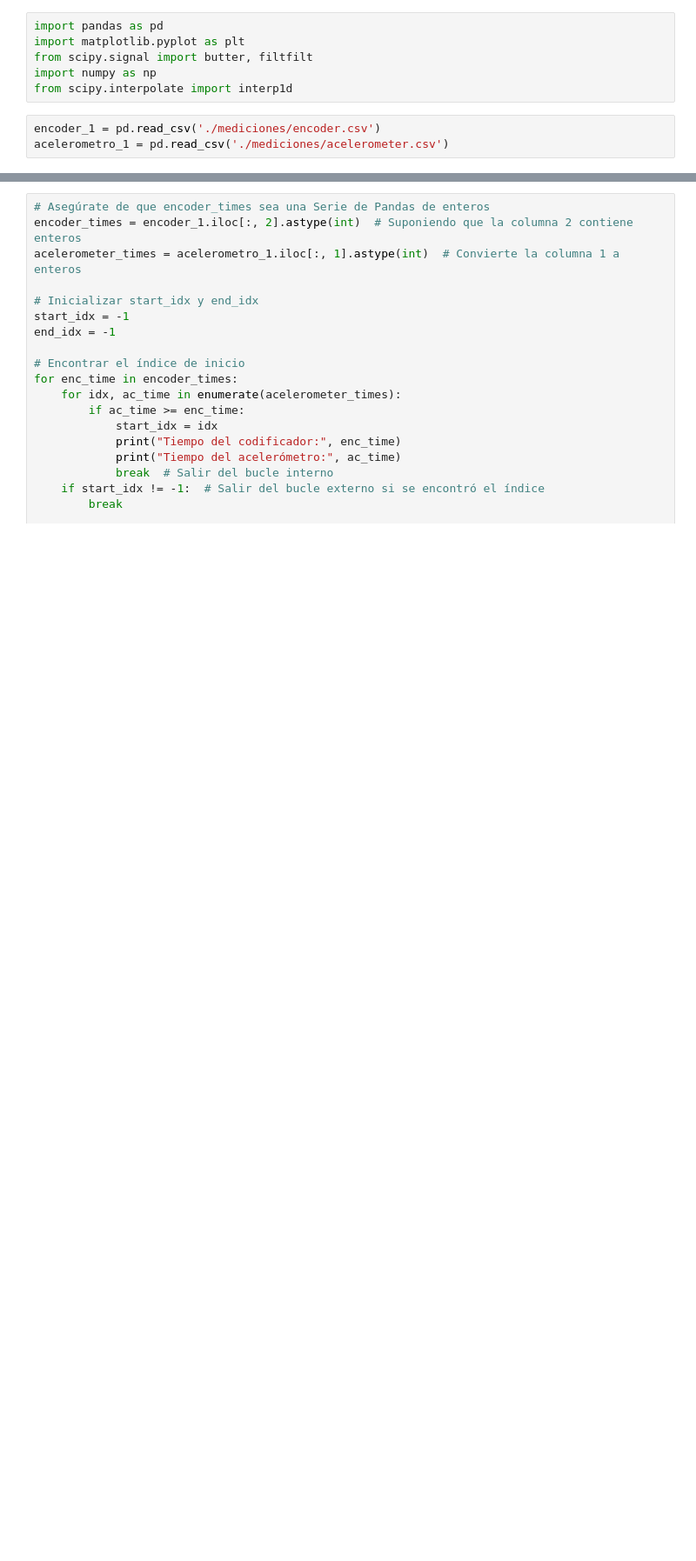
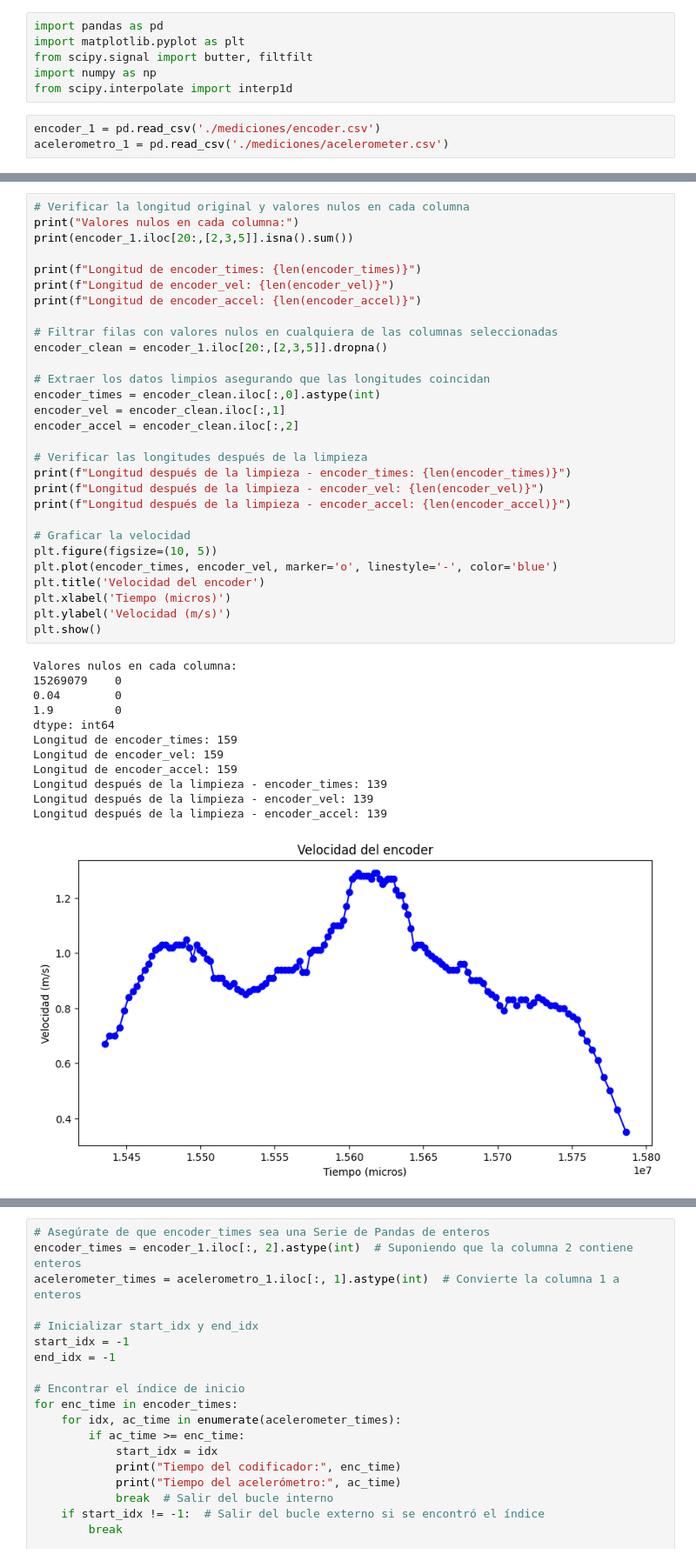
Before and after one commit to Daniesmor/neural_adr_encoder, a Jupyter notebook: time_based_measures.ipynb, the cells around one changed output, grey strips where cells are left out. Shown at 87% size. Drawn from its saved outputs; the diff is of its cells as text; blank space fills up the shorter version.

```diff
--- a/time_based_measures.ipynb
+++ b/time_based_measures.ipynb
@@ -14,6 +14,48 @@ encoder_vel = encoder_1.iloc[:,3]
 
 acelerometer_times = acelerometro_1.iloc[:,1].astype(int)
 acelerometer_accel = acelerometro_1.iloc[:,2]
+# %%
+# Verificar la longitud original y valores nulos en cada columna
+print("Valores nulos en cada columna:")
+print(encoder_1.iloc[20:,[2,3,5]].isna().sum())
+
+print(f"Longitud de encoder_times: {len(encoder_times)}")
+print(f"Longitud de encoder_vel: {len(encoder_vel)}")
+print(f"Longitud de encoder_accel: {len(encoder_accel)}")
+
+# Filtrar filas con valores nulos en cualquiera de las columnas seleccionadas
+encoder_clean = encoder_1.iloc[20:,[2,3,5]].dropna()
+
+# Extraer los datos limpios asegurando que las longitudes coincidan
+encoder_times = encoder_clean.iloc[:,0].astype(int)
+encoder_vel = encoder_clean.iloc[:,1]
+encoder_accel = encoder_clean.iloc[:,2]
+
+# Verificar las longitudes después de la limpieza
+print(f"Longitud después de la limpieza - encoder_times: {len(encoder_times)}")
+print(f"Longitud después de la limpieza - encoder_vel: {len(encoder_vel)}")
+print(f"Longitud después de la limpieza - encoder_accel: {len(encoder_accel)}")
+
+# Graficar la velocidad
+plt.figure(figsize=(10, 5))
+plt.plot(encoder_times, encoder_vel, marker='o', linestyle='-', color='blue')
+plt.title('Velocidad del encoder')
+plt.xlabel('Tiempo (micros)')
+plt.ylabel('Velocidad (m/s)')
+plt.show()
+# %% [output]
+Valores nulos en cada columna:
+15269079    0
+0.04        0
+1.9         0
+dtype: int64
+Longitud de encoder_times: 159
+Longitud de encoder_vel: 159
+Longitud de encoder_accel: 159
+Longitud después de la limpieza - encoder_times: 139
+Longitud después de la limpieza - encoder_vel: 139
+Longitud después de la limpieza - encoder_accel: 139
+[figure, added]
 # %%
 plt.figure(figsize=(10, 5))
 plt.stem(encoder_times, encoder_accel, basefmt=" ")
```
Also changed, not shown: parts of 18 cells of this notebook, 2 other files.
